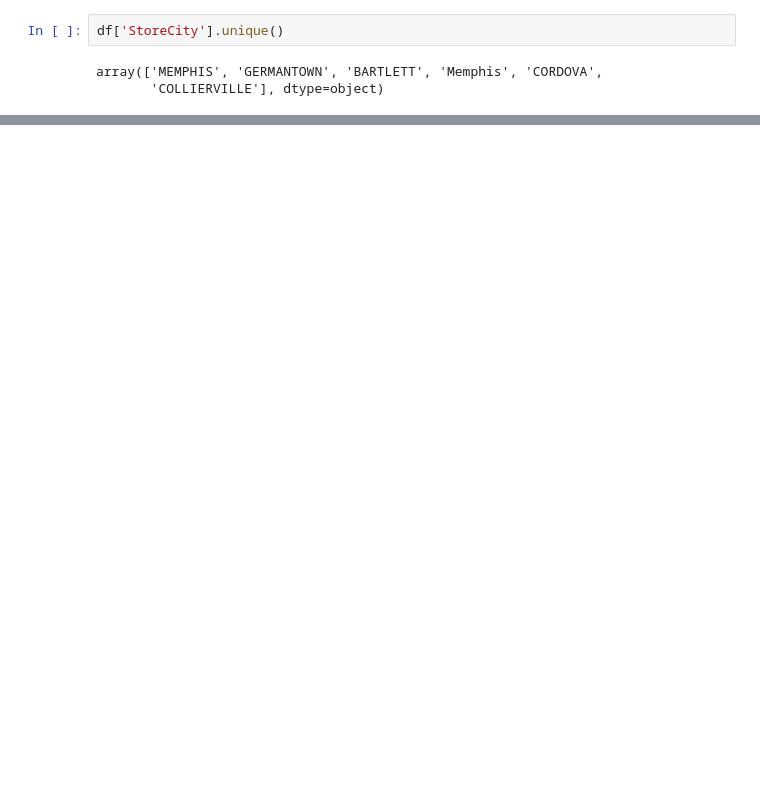
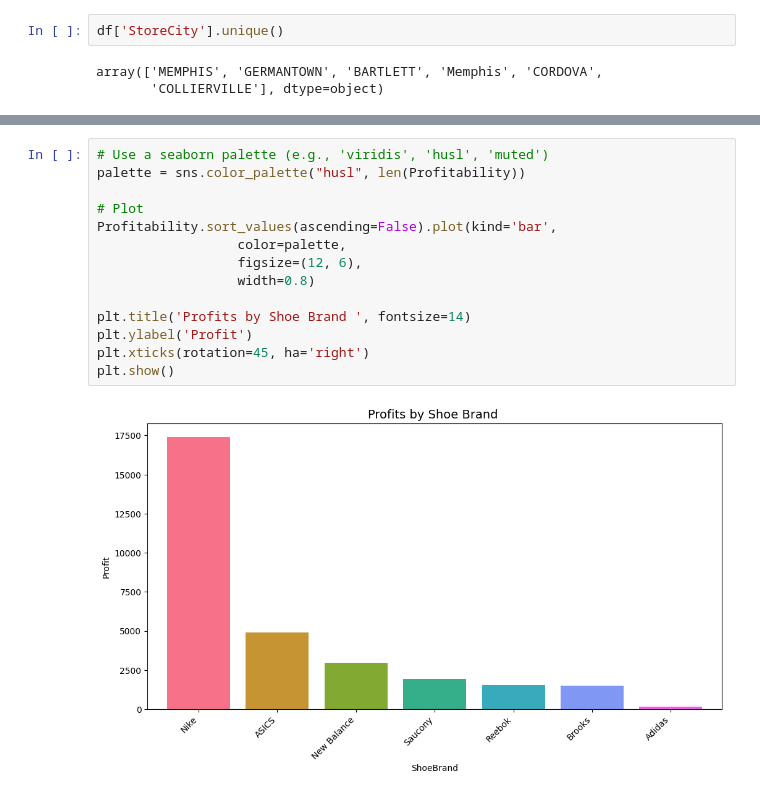
Before and after one commit to Gedion-Sang/Python_EDA_Projects, a Jupyter notebook: Foot_Locker_EDA/foot_locker.ipynb, the cells around one changed output, grey strips where cells are left out. Cells and saved outputs as stored; diff of their text form; blank space fills up the shorter version.

```diff
--- a/Foot_Locker_EDA/foot_locker.ipynb
+++ b/Foot_Locker_EDA/foot_locker.ipynb
@@ -117,0 +198,16 @@ array(['MEM1', 'MEM2', 'GER3', ..., 'GER1498', 'MEM1499', 'BAR1500'],
+# %%
+# Use a seaborn palette (e.g., 'viridis', 'husl', 'muted')
+palette = sns.color_palette("husl", len(Profitability))
+
+# Plot
+Profitability.sort_values(ascending=False).plot(kind='bar',
+                  color=palette,
+                  figsize=(12, 6),
+                  width=0.8)
+
+plt.title('Profits by Shoe Brand ', fontsize=14)
+plt.ylabel('Profit')
+plt.xticks(rotation=45, ha='right')
+plt.show()
+# %% [output]
+[figure, added]
```
Also changed, not shown: parts of 30 cells of this notebook.
